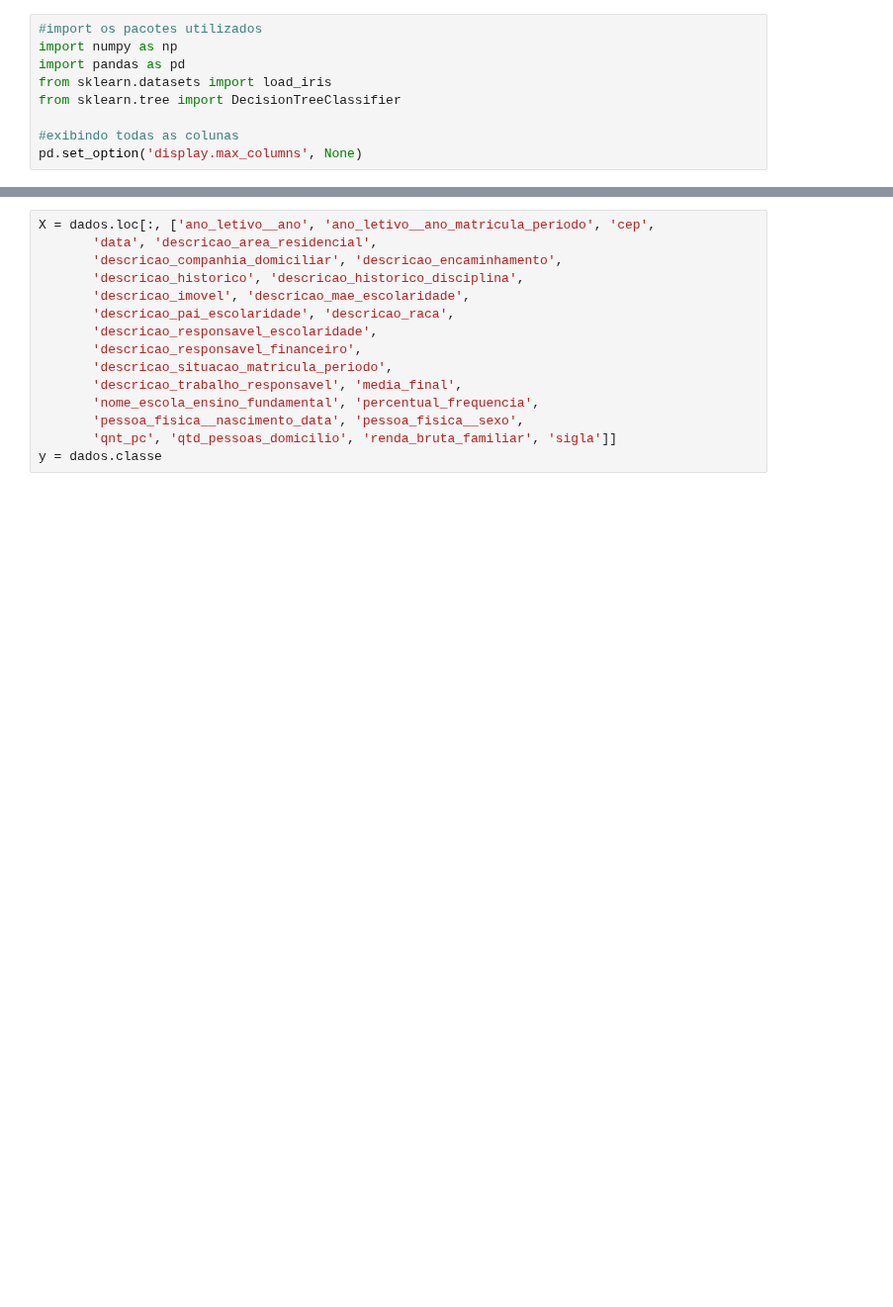
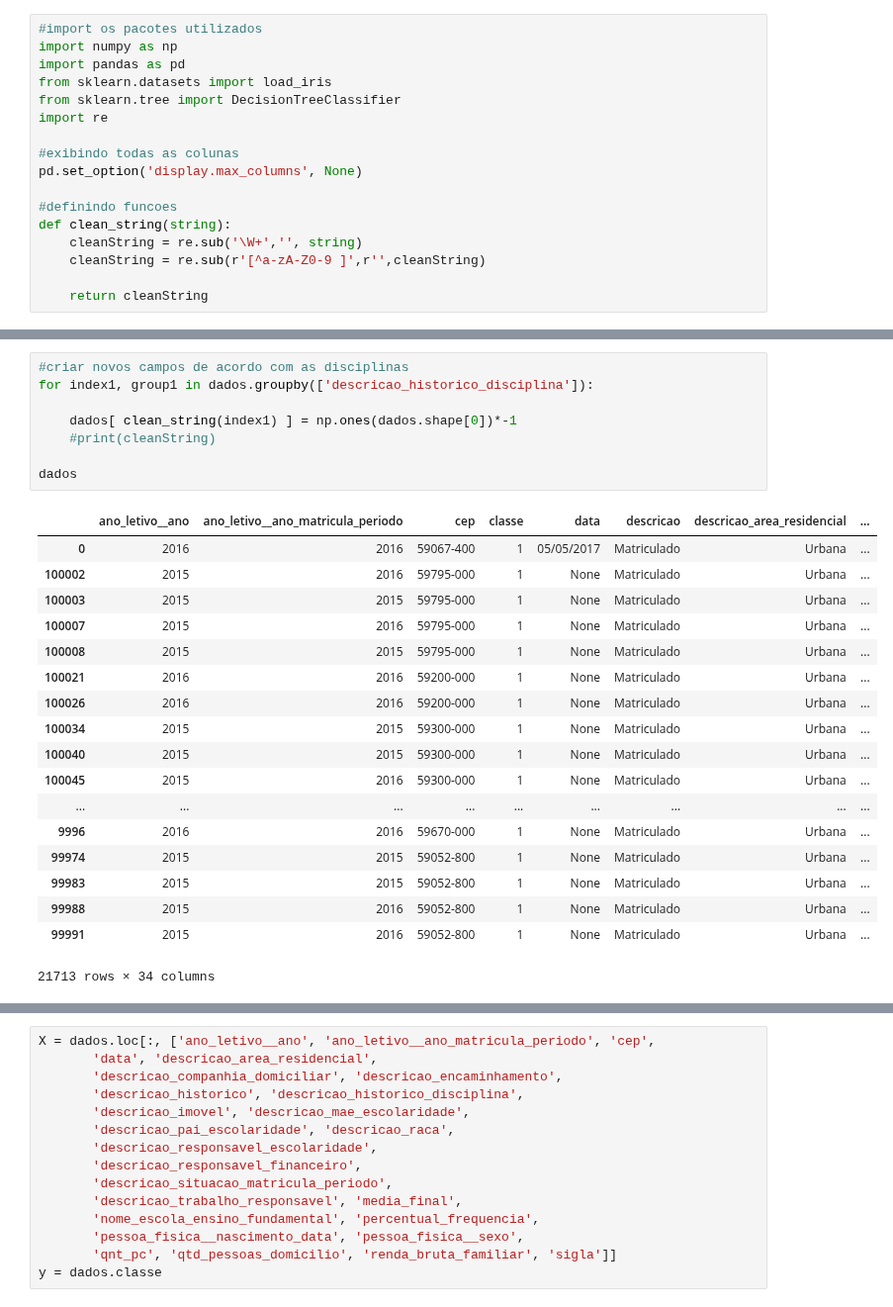
Before and after one commit to tmedeirosb/modelo_ifrn_integrado, a Jupyter notebook: arvore_decisao.ipynb, the cells around one changed output, grey strips where cells are left out. Shown at 99% size. Cells and saved outputs as stored; diff of their text form; blank space fills up the shorter version.

```diff
--- a/arvore_decisao.ipynb
+++ b/arvore_decisao.ipynb
@@ -4,8 +4,16 @@ import numpy as np
 import pandas as pd
 from sklearn.datasets import load_iris
 from sklearn.tree import DecisionTreeClassifier
+import re
 
 #exibindo todas as colunas
 pd.set_option('display.max_columns', None)
+
+#definindo funcoes
+def clean_string(string):
+    cleanString = re.sub('\W+','', string)
+    cleanString = re.sub(r'[^a-zA-Z0-9 ]',r'',cleanString)
+
+    return cleanString
 # %%
 dados = pd.read_json('dados/dados_flat_2.json')
@@ -27,0 +44,27 @@ Index(['ano_letivo__ano', 'ano_letivo__ano_matricula_periodo', 'cep', 'classe',
+# %%
+#criar novos campos de acordo com as disciplinas
+for index1, group1 in dados.groupby(['descricao_historico_disciplina']):
+
+    dados[ clean_string(index1) ] = np.ones(dados.shape[0])*-1
+    #print(cleanString)
+
+dados
+# %% [output]
+|  | ano_letivo__ano | ano_letivo__ano_matricula_periodo | cep | classe | data | descricao | descricao_area_residencial | ... |
+| 0 | 2016 | 2016 | 59067-400 | 1 | 05/05/2017 | Matriculado | Urbana | ... |
+| 100002 | 2015 | 2016 | 59795-000 | 1 | None | Matriculado | Urbana | ... |
+| 100003 | 2015 | 2015 | 59795-000 | 1 | None | Matriculado | Urbana | ... |
+| 100007 | 2015 | 2016 | 59795-000 | 1 | None | Matriculado | Urbana | ... |
+| 100008 | 2015 | 2015 | 59795-000 | 1 | None | Matriculado | Urbana | ... |
+| 100021 | 2016 | 2016 | 59200-000 | 1 | None | Matriculado | Urbana | ... |
+| 100026 | 2016 | 2016 | 59200-000 | 1 | None | Matriculado | Urbana | ... |
+| 100034 | 2015 | 2015 | 59300-000 | 1 | None | Matriculado | Urbana | ... |
+| 100040 | 2015 | 2015 | 59300-000 | 1 | None | Matriculado | Urbana | ... |
+| 100045 | 2015 | 2016 | 59300-000 | 1 | None | Matriculado | Urbana | ... |
+| ... | ... | ... | ... | ... | ... | ... | ... | ... |
+| 9996 | 2016 | 2016 | 59670-000 | 1 | None | Matriculado | Urbana | ... |
+| 99974 | 2015 | 2015 | 59052-800 | 1 | None | Matriculado | Urbana | ... |
+| 99983 | 2015 | 2015 | 59052-800 | 1 | None | Matriculado | Urbana | ... |
+| 99988 | 2015 | 2016 | 59052-800 | 1 | None | Matriculado | Urbana | ... |
+| 99991 | 2015 | 2016 | 59052-800 | 1 | None | Matriculado | Urbana | ... |
+21713 rows × 34 columns
```
Also changed, not shown: parts of 4 cells of this notebook, 1 other file.
